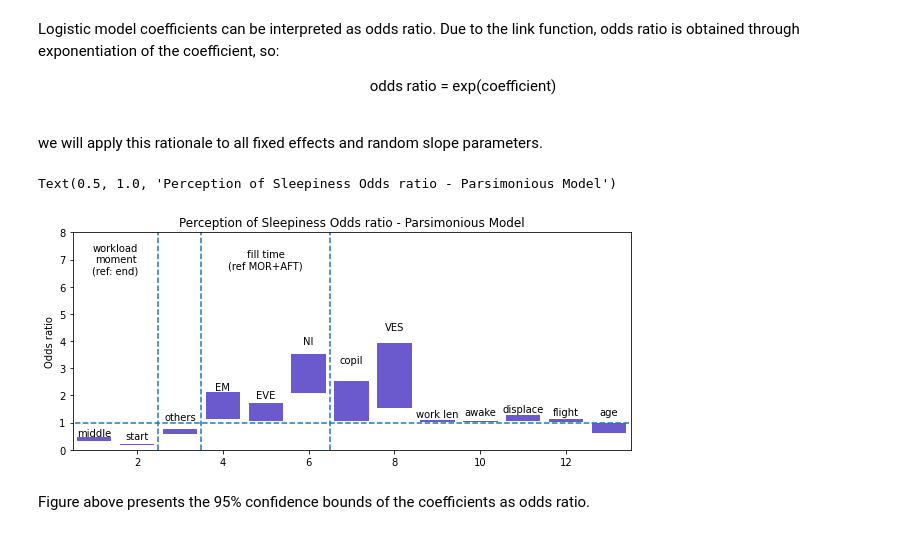
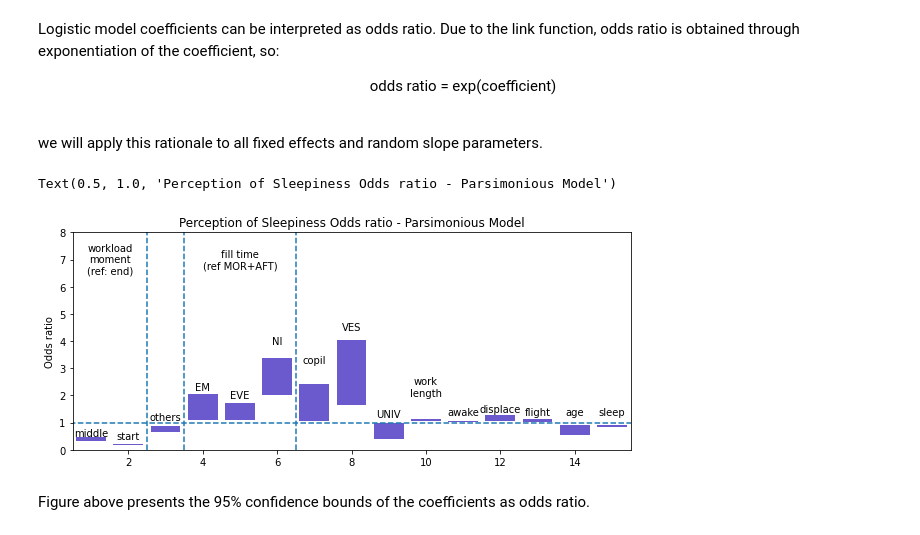
Before and after one commit to jlpscampos/Perception-of-Excessive-Sleepiness-and-Severe-Fatigue-in-Civil-Aviation-Pilots, a Jupyter notebook: regression_fatigue.ipynb, the cells around one changed output. Cells and saved outputs as stored; diff of their text form; code cells hidden in the pictures.

```diff
--- a/regression_fatigue.ipynb
+++ b/regression_fatigue.ipynb
@@ -384,7 +383,7 @@ So in the next iteration these variable will be taken, considering a significanc
 # %%
 covariates = ['workload_moment','workload_type','time_fill_kss_sps','workload_length',
               'time_awake','time_displacement','flight_hours','Position',
-              'Classification','age']
+              'Classification','age','sleep_duration','education']
 
 formula = get_formula(covariates, 'sps')
 
@@ -427,38 +426,40 @@ we will apply this rationale to all fixed effects and random slope parameters.
 # %%
 fig,ax = plt.subplots(nrows = 1, ncols = 1, figsize = (10,4))
 
-odds_var = np.exp(mdf4.conf_int())[1:14]
+odds_var = np.exp(mdf4.conf_int())[1:16]
 #x = odds_var.index
 x = np.linspace(1,len(odds_var),len(odds_var))
 y_bottom = np.array(odds_var[0])
 y_diff = np.array(odds_var[1]) - np.array(odds_var[0])
 ax.bar(x, y_diff, bottom=y_bottom, color = 'slateblue')
 ax.vlines(x = 2.5, ymin = 0, ymax = 9, linestyles='dashed')
 ax.vlines(x = 3.5, ymin = 0, ymax = 9, linestyles='dashed')
 ax.vlines(x = 6.5, ymin = 0, ymax = 9, linestyles='dashed')
 ax.hlines(xmin = 0, xmax = 20, y = 1, linestyles='dashed')
 ax.text(1.5,7,'workload\nmoment\n(ref: end)', horizontalalignment='center',verticalalignment='center')
 ax.text(5,7,'fill time\n(ref MOR+AFT)', horizontalalignment='center',verticalalignment='center')
 ax.text(1,.6,'middle', horizontalalignment='center',verticalalignment='center')
 ax.text(2,.5,'start', horizontalalignment='center',verticalalignment='center')
 ax.text(3,1.2,'others', horizontalalignment='center',verticalalignment='center')
 ax.text(4,2.3,'EM', horizontalalignment='center',verticalalignment='center')
 ax.text(5,2,'EVE', horizontalalignment='center',verticalalignment='center')
 ax.text(6,4,'NI', horizontalalignment='center',verticalalignment='center')
 ax.text(7,3.3,'copil', horizontalalignment='center',verticalalignment='center')
 ax.text(8,4.5,'VES', horizontalalignment='center',verticalalignment='center')
-ax.text(9,1.3,'work len', horizontalalignment='center',verticalalignment='center')
-ax.text(10,1.4,'awake', horizontalalignment='center',verticalalignment='center')
-ax.text(11,1.5,'displace', horizontalalignment='center',verticalalignment='center')
-ax.text(12,1.4,'flight', horizontalalignment='center',verticalalignment='center')
-ax.text(13,1.4,'age', horizontalalignment='center',verticalalignment='center')
+ax.text(9,1.3,'UNIV', horizontalalignment='center',verticalalignment='center')
+ax.text(10,2.3,'work\nlength', horizontalalignment='center',verticalalignment='center')
+ax.text(11,1.4,'awake', horizontalalignment='center',verticalalignment='center')
+ax.text(12,1.5,'displace', horizontalalignment='center',verticalalignment='center')
+ax.text(13,1.4,'flight', horizontalalignment='center',verticalalignment='center')
+ax.text(14,1.4,'age', horizontalalignment='center',verticalalignment='center')
+ax.text(15,1.4,'sleep', horizontalalignment='center',verticalalignment='center')
 ax.set_ylim([0,8])
-ax.set_xlim([0.5, 13.5])
+ax.set_xlim([0.5, 15.5])
 ax.set_ylabel('Odds ratio')
 ax.set_title('Perception of Sleepiness Odds ratio - Parsimonious Model')
 # %% [output]
 Text(0.5, 1.0, 'Perception of Sleepiness Odds ratio - Parsimonious Model')
-[figure, old version]
+[figure, new version]
 # %% [markdown]
 Figure above presents the 95% confidence bounds of the coefficients as odds ratio.
 # %%
```
Also changed, not shown: parts of 14 cells of this notebook, 1 other file.
